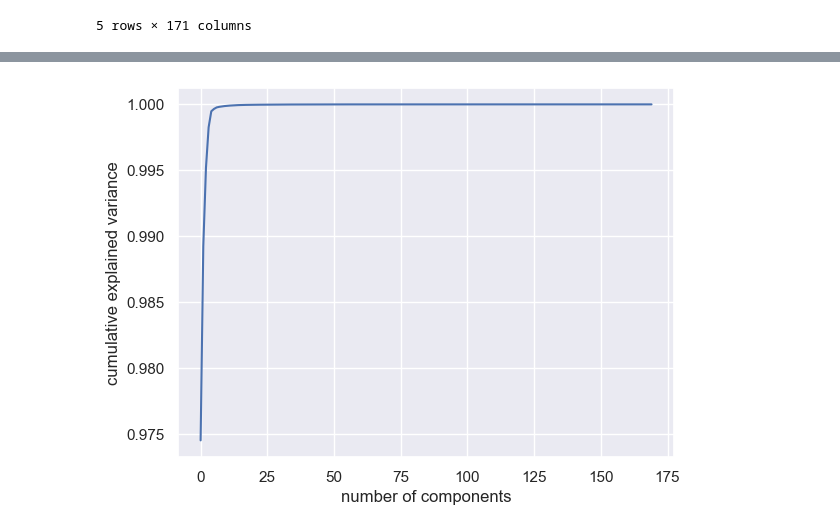
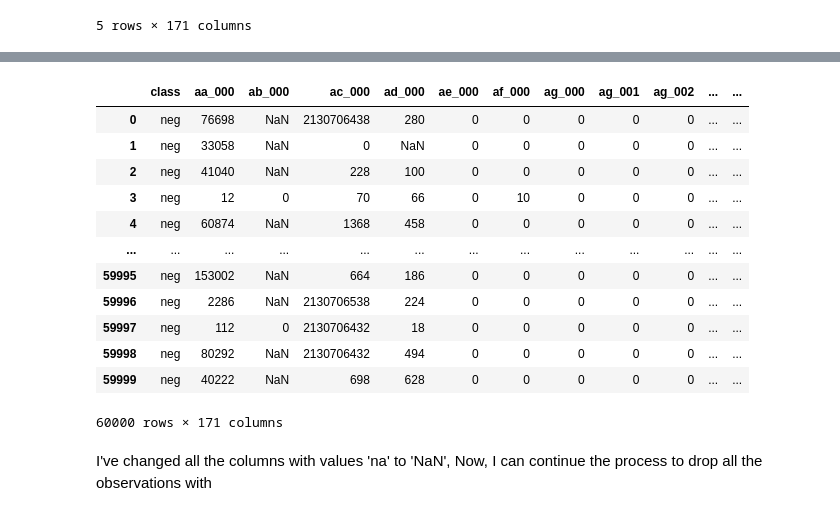
Before and after one commit to SamuelhBueno/DP_CA, a Jupyter notebook: DP_CA.ipynb, the cells around one changed output, grey strips where cells are left out. Cells and saved outputs as stored; diff of their text form; code cells hidden in the pictures.

```diff
--- a/DP_CA.ipynb
+++ b/DP_CA.ipynb
@@ -80,2 +104,0 @@ mean = aps_failure[aps_failure !='na'].mean()
-# %%
-aps_failure = aps_failure.replace('na', mean)
@@ -124,7 +105,20 @@ Length: 171, dtype: object
-# %%
-pca = PCA().fit(aps_no_label)
-plt.plot(np.cumsum(pca.explained_variance_ratio_))
-plt.xlabel('number of components')
-plt.ylabel('cumulative explained variance');
-# %% [output]
-[figure, removed]
+# %%
+aps_failure_new = aps_failure.replace('na',np.nan)
+# %%
+aps_failure_new
+# %% [output]
+|  | class | aa_000 | ab_000 | ac_000 | ad_000 | ae_000 | af_000 | ag_000 | ag_001 | ag_002 | ... | ... |
+| 0 | neg | 76698 | NaN | 2130706438 | 280 | 0 | 0 | 0 | 0 | 0 | ... | ... |
+| 1 | neg | 33058 | NaN | 0 | NaN | 0 | 0 | 0 | 0 | 0 | ... | ... |
+| 2 | neg | 41040 | NaN | 228 | 100 | 0 | 0 | 0 | 0 | 0 | ... | ... |
+| 3 | neg | 12 | 0 | 70 | 66 | 0 | 10 | 0 | 0 | 0 | ... | ... |
+| 4 | neg | 60874 | NaN | 1368 | 458 | 0 | 0 | 0 | 0 | 0 | ... | ... |
+| ... | ... | ... | ... | ... | ... | ... | ... | ... | ... | ... | ... | ... |
+| 59995 | neg | 153002 | NaN | 664 | 186 | 0 | 0 | 0 | 0 | 0 | ... | ... |
+| 59996 | neg | 2286 | NaN | 2130706538 | 224 | 0 | 0 | 0 | 0 | 0 | ... | ... |
+| 59997 | neg | 112 | 0 | 2130706432 | 18 | 0 | 0 | 0 | 0 | 0 | ... | ... |
+| 59998 | neg | 80292 | NaN | 2130706432 | 494 | 0 | 0 | 0 | 0 | 0 | ... | ... |
+| 59999 | neg | 40222 | NaN | 698 | 628 | 0 | 0 | 0 | 0 | 0 | ... | ... |
+60000 rows × 171 columns
+# %% [markdown]
+I've changed all the columns with values 'na' to 'NaN', Now, I can continue the process to drop all the observations with
```
Also changed, not shown: parts of 24 cells of this notebook.
